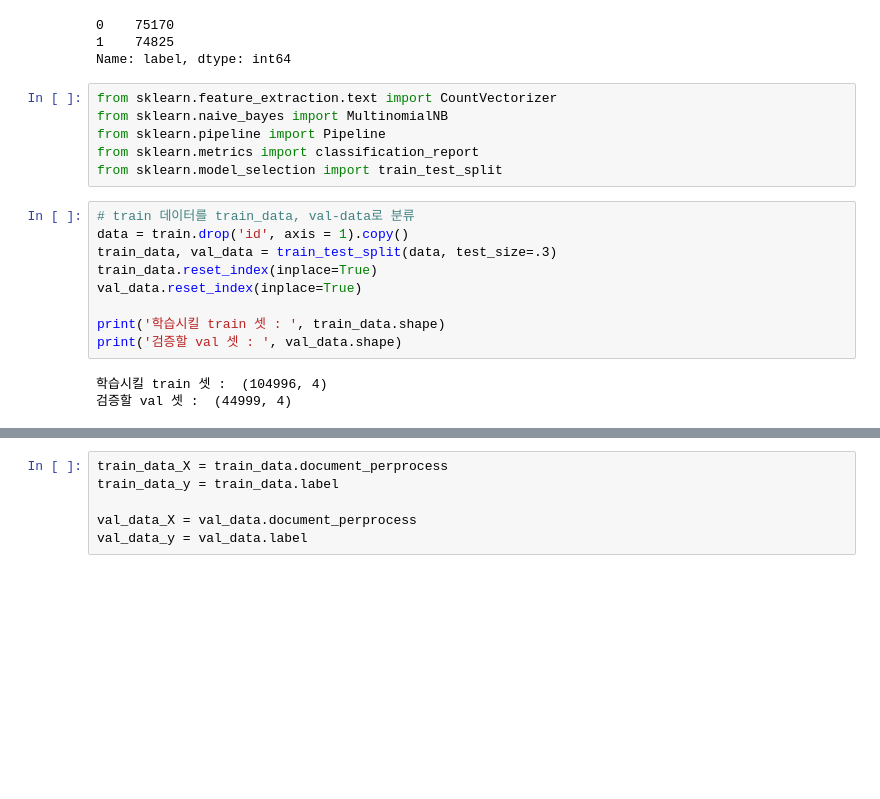
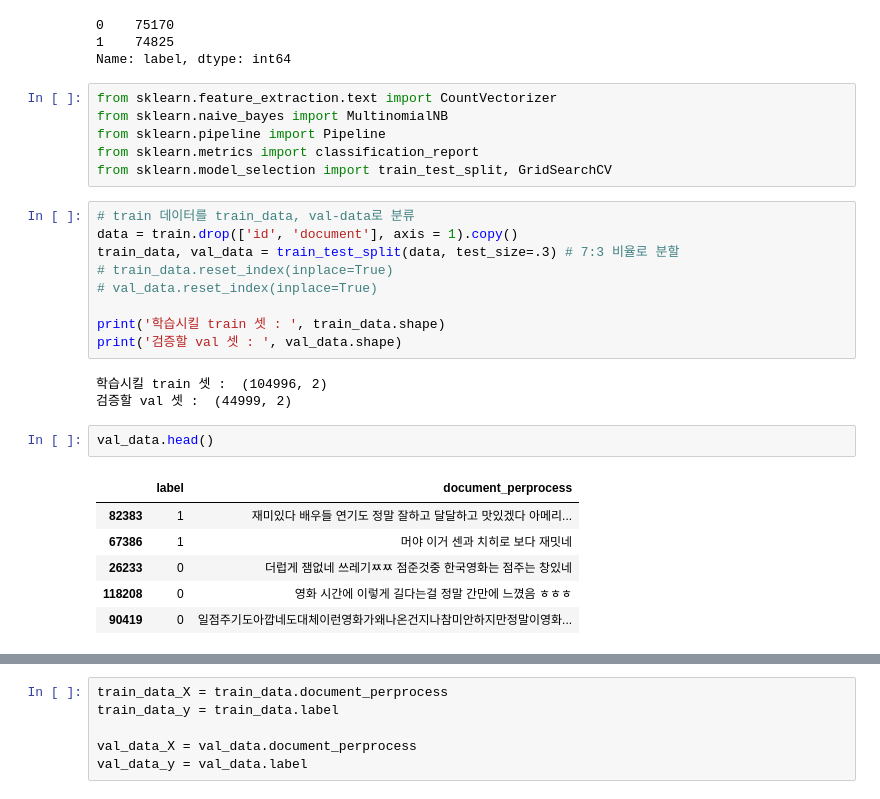
Before and after one commit to Park-Young-Bin/Python_Projects, a Jupyter notebook: 데이콘/[데이콘] 영화 리뷰 감성 분석.ipynb, the cells around one changed output, grey strips where cells are left out. Drawn from its saved outputs; the diff is of its cells as text; blank space fills up the shorter version.

```diff
--- a/데이콘/[데이콘] 영화 리뷰 감성 분석.ipynb
+++ b/데이콘/[데이콘] 영화 리뷰 감성 분석.ipynb
@@ -286,16 +240,25 @@ from sklearn.feature_extraction.text import CountVectorizer
 from sklearn.naive_bayes import MultinomialNB
 from sklearn.pipeline import Pipeline
 from sklearn.metrics import classification_report
-from sklearn.model_selection import train_test_split
+from sklearn.model_selection import train_test_split, GridSearchCV
 # %%
 # train 데이터를 train_data, val-data로 분류
-data = train.drop('id', axis = 1).copy()
-train_data, val_data = train_test_split(data, test_size=.3)
-train_data.reset_index(inplace=True)
-val_data.reset_index(inplace=True)
+data = train.drop(['id', 'document'], axis = 1).copy()
+train_data, val_data = train_test_split(data, test_size=.3) # 7:3 비율로 분할
+# train_data.reset_index(inplace=True)
+# val_data.reset_index(inplace=True)
 
 print('학습시킬 train 셋 : ', train_data.shape)
 print('검증할 val 셋 : ', val_data.shape)
 # %% [output]
-학습시킬 train 셋 :  (104996, 4)
-검증할 val 셋 :  (44999, 4)
+학습시킬 train 셋 :  (104996, 2)
+검증할 val 셋 :  (44999, 2)
+# %%
+val_data.head()
+# %% [output]
+|  | label | document_perprocess |
+| 82383 | 1 | 재미있다 배우들 연기도 정말 잘하고 달달하고 맛있겠다 아메리... |
+| 67386 | 1 | 머야 이거 센과 치히로 보다 재밋네 |
+| 26233 | 0 | 더럽게 잼없네 쓰레기ㅉㅉ 점준것중 한국영화는 점주는 창있네 |
+| 118208 | 0 | 영화 시간에 이렇게 길다는걸 정말 간만에 느꼈음 ㅎㅎㅎ |
+| 90419 | 0 | 일점주기도아깝네도대체이런영화가왜나온건지나참미안하지만정말이영화... |
```
Also changed, not shown: parts of 20 cells of this notebook.
